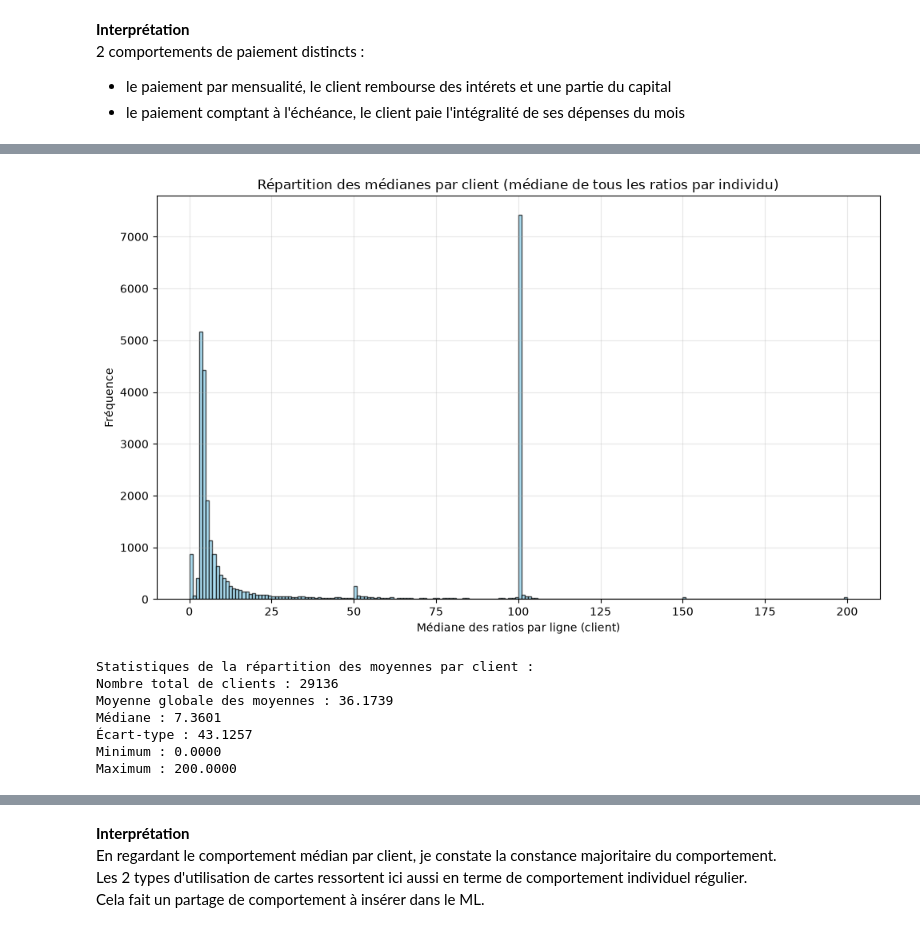
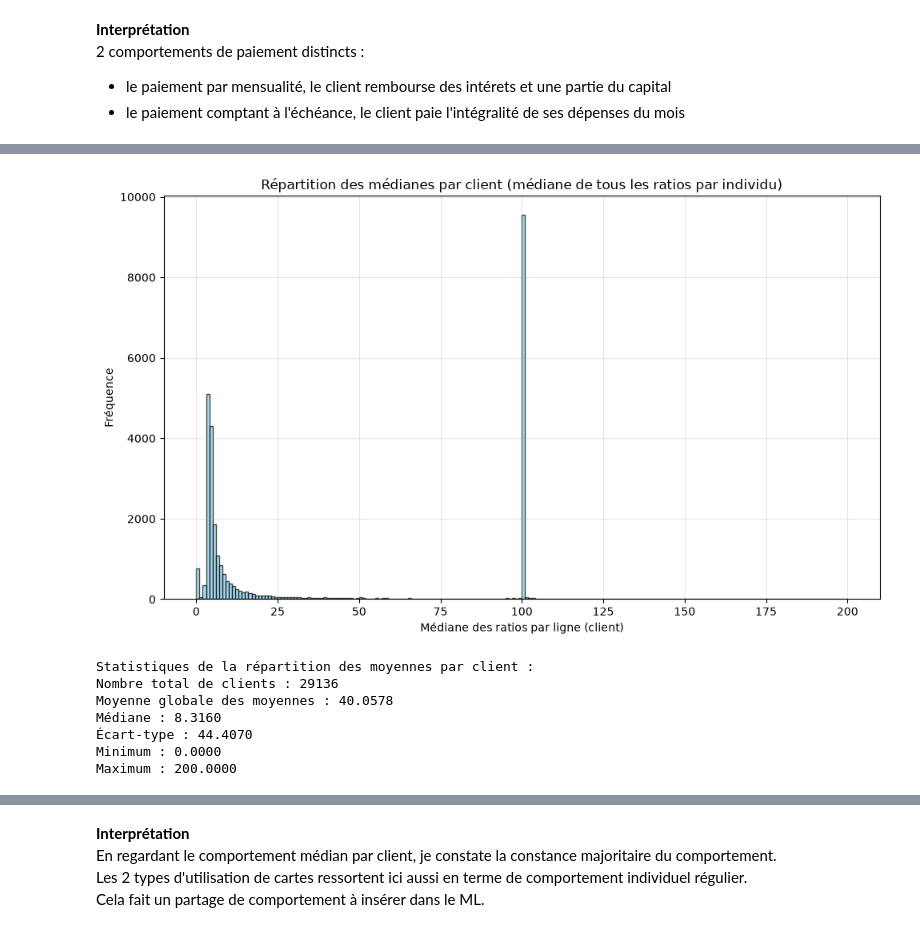
Before and after one commit to johan-mac-59/RiskLens_ML, a Jupyter notebook: src/05_03_EDA_storytelling.ipynb, the cells around one changed output, grey strips where cells are left out. Saved outputs shown, nothing was run; the diff lists cells and outputs as text; code cells hidden in the pictures.

```diff
--- a/src/05_03_EDA_storytelling.ipynb
+++ b/src/05_03_EDA_storytelling.ipynb
@@ -2134,48 +2094,48 @@ import matplotlib.pyplot as plt
 
 # Définir les colonnes des ratios
 ratio_columns = [
-    'ratio_PAY_AMT1_to_BILL_AMT2',
-    'ratio_PAY_AMT2_to_BILL_AMT3',
-    'ratio_PAY_AMT3_to_BILL_AMT4',
-    'ratio_PAY_AMT4_to_BILL_AMT5',
-    'ratio_PAY_AMT5_to_BILL_AMT6'
+    'ratio_PAY_BILL1',
+    'ratio_PAY_BILL2',
+    'ratio_PAY_BILL3',
+    'ratio_PAY_BILL4',
+    'ratio_PAY_BILL5'
 ]
 
 # Calculer la médiane de chaque ligne (médiane des ratios pour chaque client)
 row_medians = df[ratio_columns].median(axis=1)
 
 # Enregistrer la médiane dans une nouvelle colonne du DataFrame
 df['ratio_PAY_to_BILL_median'] = row_medians
 
 # Créer l'histogramme
 plt.figure(figsize=(10, 6))
 plt.hist(row_medians, bins=200, color='skyblue', edgecolor='black', alpha=0.7)
 
 # Ajouter les étiquettes et le titre
 plt.xlabel('Médiane des ratios par ligne (client)')
 plt.ylabel('Fréquence')
 plt.title('Répartition des médianes par client (médiane de tous les ratios par individu)')
 plt.grid(True, alpha=0.3)
 
 # Afficher le graphique
 plt.tight_layout()
 plt.show()
 
 # Afficher quelques statistiques descriptives
 print("Statistiques de la répartition des moyennes par client :")
 print(f"Nombre total de clients : {len(row_medians)}")
 print(f"Moyenne globale des moyennes : {row_medians.mean():.4f}")
 print(f"Médiane : {row_medians.median():.4f}")
 print(f"Écart-type : {row_medians.std():.4f}")
 print(f"Minimum : {row_medians.min():.4f}")
 print(f"Maximum : {row_medians.max():.4f}")
 # %% [output]
-[figure, old version]
+[figure, new version]
 Statistiques de la répartition des moyennes par client :
 Nombre total de clients : 29136
-Moyenne globale des moyennes : 36.1739
-Médiane : 7.3601
-Écart-type : 43.1257
+Moyenne globale des moyennes : 40.0578
+Médiane : 8.3160
+Écart-type : 44.4070
 Minimum : 0.0000
 Maximum : 200.0000
 # %%
```
Also changed, not shown: parts of 29 cells of this notebook, 11 other files.
